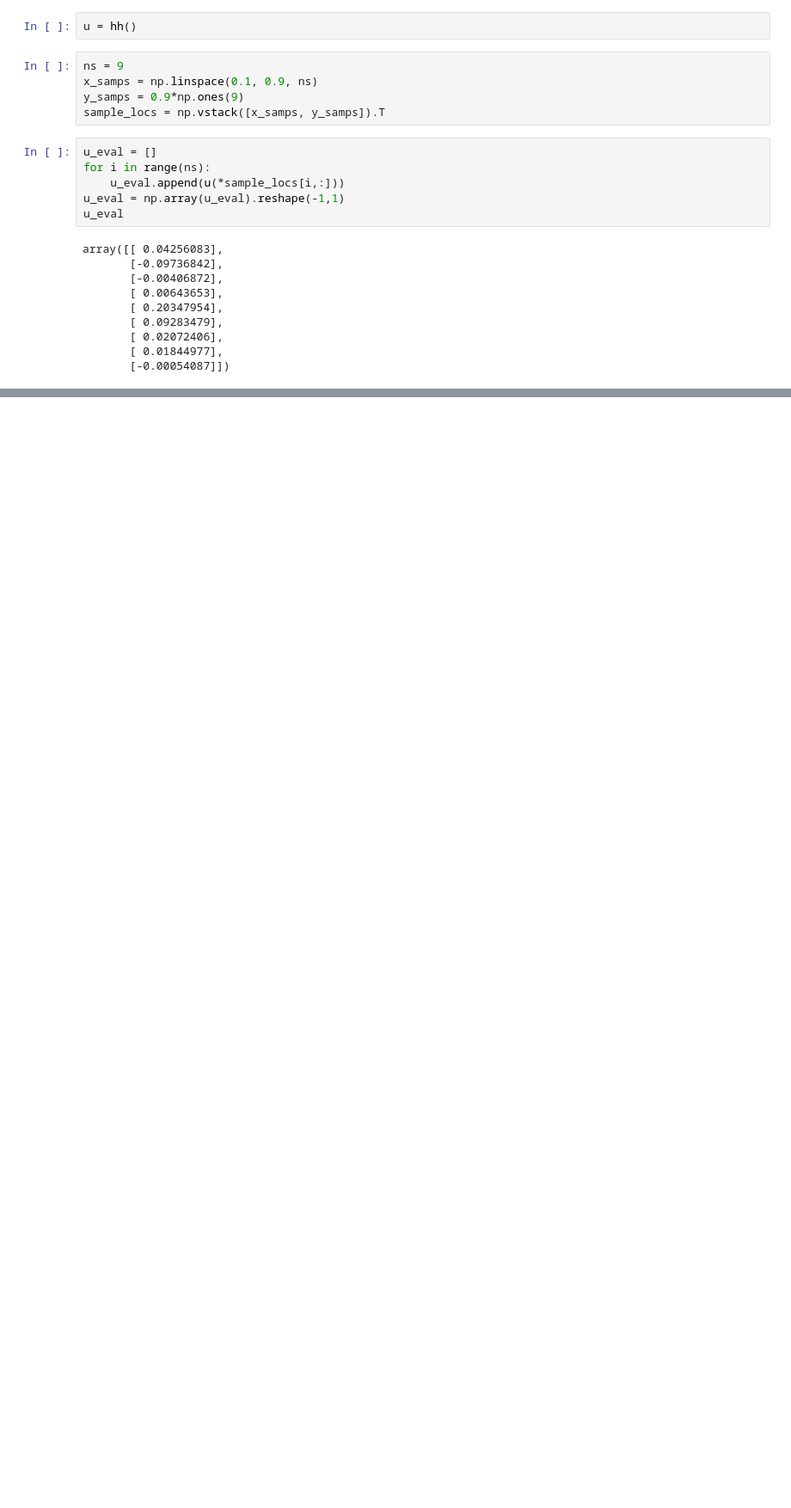
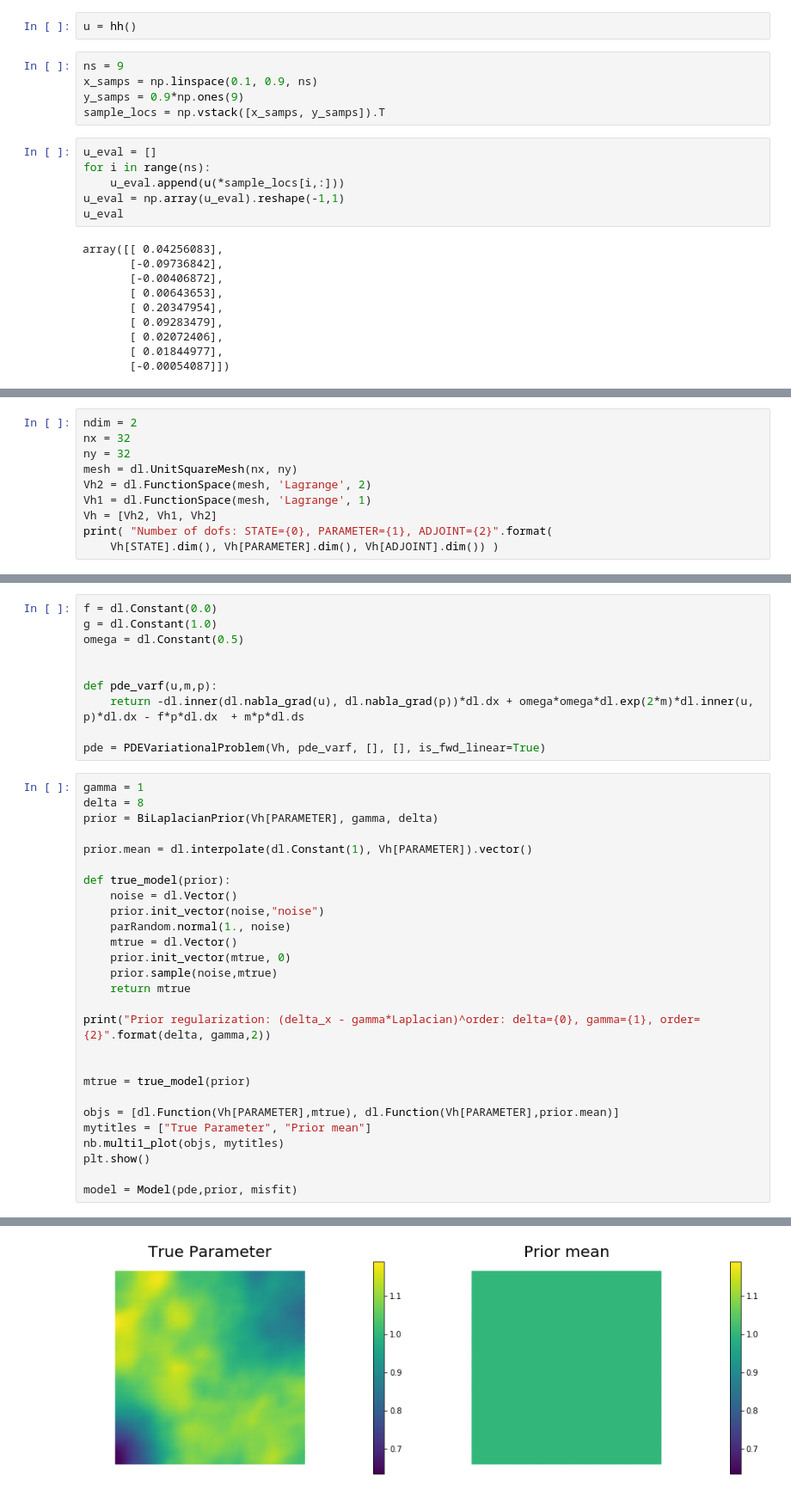
Before and after one commit to mpilosov/labs, a Jupyter notebook: Labs/HelmTest.ipynb, the cells around one changed output, grey strips where cells are left out. Shown at 86% size. Cells and saved outputs as stored; diff of their text form; blank space fills up the shorter version.

```diff
--- a/Labs/HelmTest.ipynb
+++ b/Labs/HelmTest.ipynb
@@ -165,0 +176,10 @@ array([[ 0.04256083],
+# %%
+ndim = 2
+nx = 32
+ny = 32
+mesh = dl.UnitSquareMesh(nx, ny)
+Vh2 = dl.FunctionSpace(mesh, 'Lagrange', 2)
+Vh1 = dl.FunctionSpace(mesh, 'Lagrange', 1)
+Vh = [Vh2, Vh1, Vh2]
+print( "Number of dofs: STATE={0}, PARAMETER={1}, ADJOINT={2}".format(
+    Vh[STATE].dim(), Vh[PARAMETER].dim(), Vh[ADJOINT].dim()) )
@@ -165,0 +188,38 @@ array([[ 0.04256083],
+# %%
+f = dl.Constant(0.0)
+g = dl.Constant(1.0)
+omega = dl.Constant(0.5)
+
+
+def pde_varf(u,m,p):
+    return -dl.inner(dl.nabla_grad(u), dl.nabla_grad(p))*dl.dx + omega*omega*dl.exp(2*m)*dl.inner(u, p)*dl.dx - f*p*dl.dx  + m*p*dl.ds
+
+pde = PDEVariationalProblem(Vh, pde_varf, [], [], is_fwd_linear=True)
+# %%
+gamma = 1
+delta = 8
+prior = BiLaplacianPrior(Vh[PARAMETER], gamma, delta)
+
+prior.mean = dl.interpolate(dl.Constant(1), Vh[PARAMETER]).vector()
+
+def true_model(prior):
+    noise = dl.Vector()
+    prior.init_vector(noise,"noise")
+    parRandom.normal(1., noise)
+    mtrue = dl.Vector()
+    prior.init_vector(mtrue, 0)
+    prior.sample(noise,mtrue)
+    return mtrue
+
+print("Prior regularization: (delta_x - gamma*Laplacian)^order: delta={0}, gamma={1}, order={2}".format(delta, gamma,2))
+
+
+mtrue = true_model(prior)
+
+objs = [dl.Function(Vh[PARAMETER],mtrue), dl.Function(Vh[PARAMETER],prior.mean)]
+mytitles = ["True Parameter", "Prior mean"]
+nb.multi1_plot(objs, mytitles)
+plt.show()
+
+model = Model(pde,prior, misfit)
+# %% [output]
@@ -165,0 +229 @@ array([[ 0.04256083],
+[figure, added]
```
Also changed, not shown: parts of 5 cells of this notebook, 3 other files.
